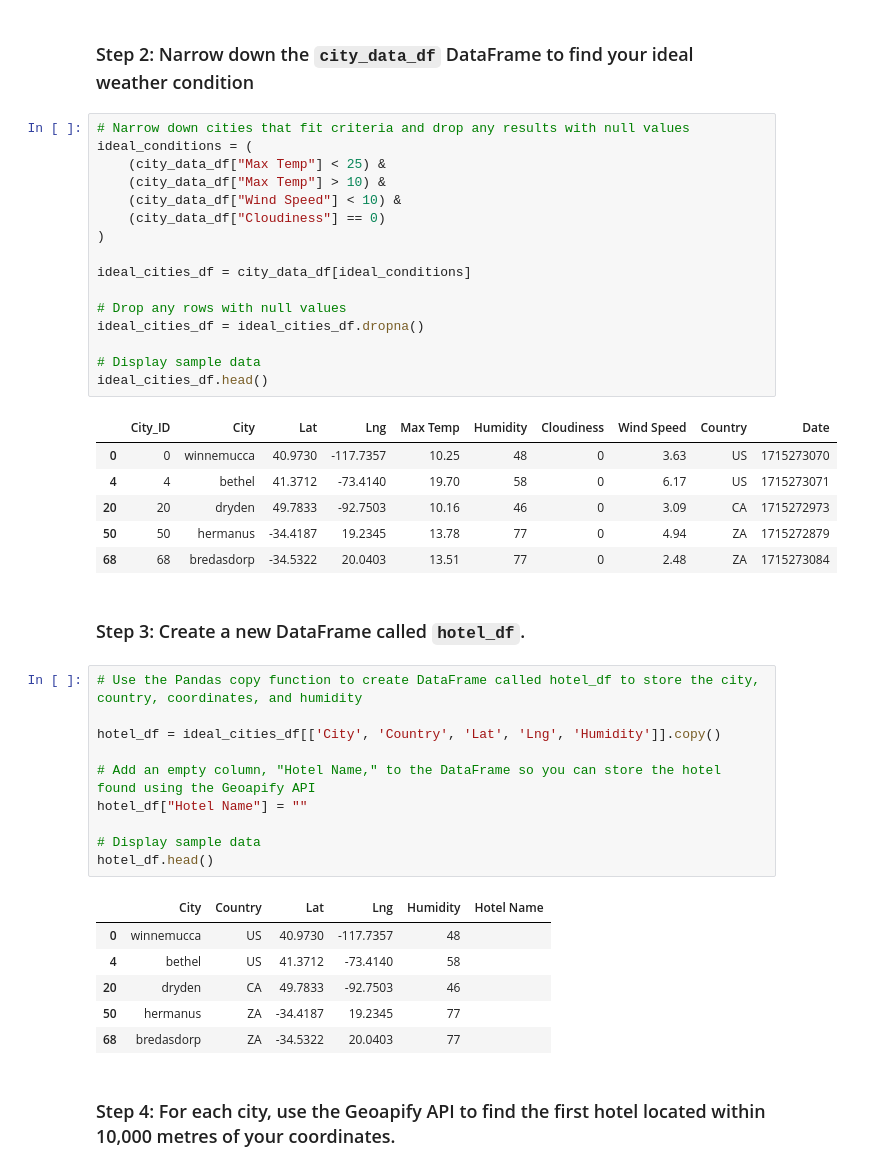
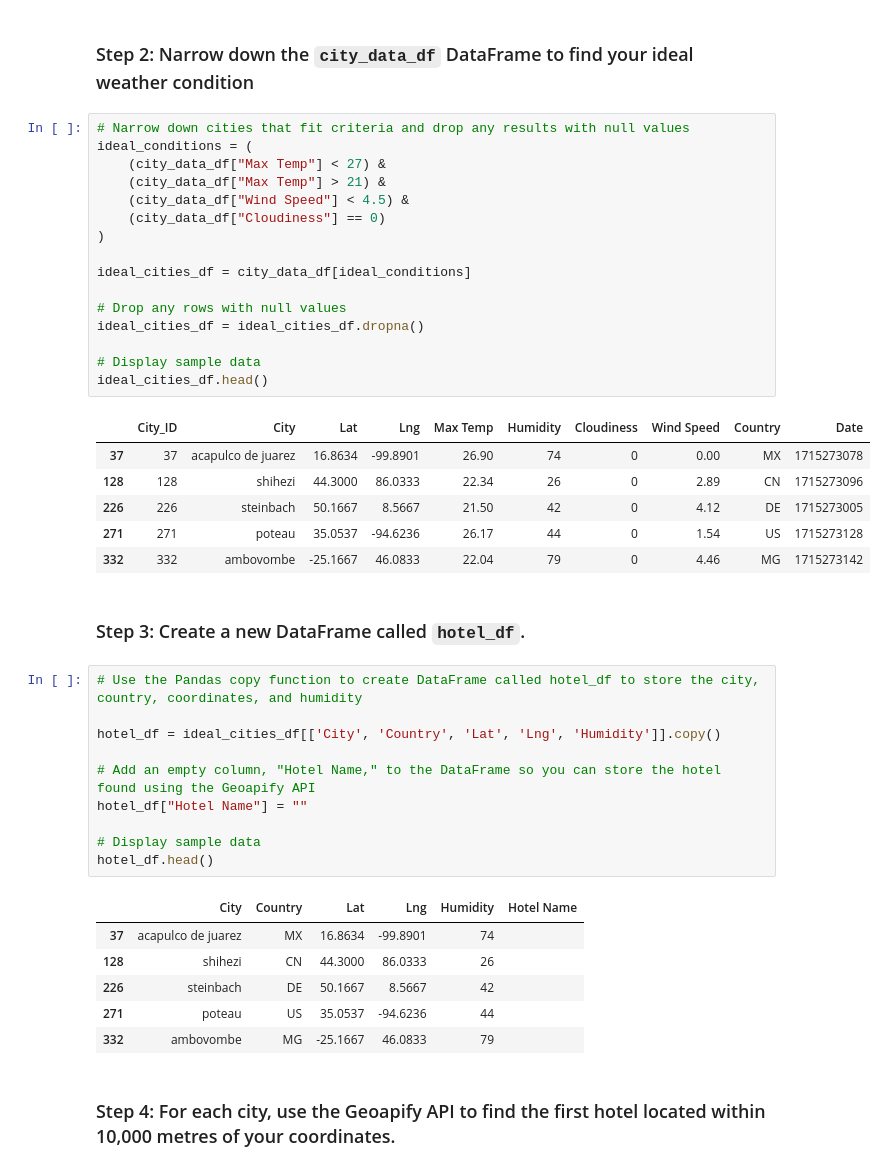
Before and after one commit to YesmelinP/python-api-challenge, a Jupyter notebook: WeatherPy/VacationPy.ipynb, the cells around one changed output. Saved outputs shown, nothing was run; the diff lists cells and outputs as text.

```diff
--- a/WeatherPy/VacationPy.ipynb
+++ b/WeatherPy/VacationPy.ipynb
@@ -56,26 +52,26 @@ map_plot_1
 # %%
 # Narrow down cities that fit criteria and drop any results with null values
 ideal_conditions = (
-    (city_data_df["Max Temp"] < 25) &
-    (city_data_df["Max Temp"] > 10) &
-    (city_data_df["Wind Speed"] < 10) &
+    (city_data_df["Max Temp"] < 27) &
+    (city_data_df["Max Temp"] > 21) &
+    (city_data_df["Wind Speed"] < 4.5) &
     (city_data_df["Cloudiness"] == 0)
 )
 
 ideal_cities_df = city_data_df[ideal_conditions]
 
 # Drop any rows with null values
 ideal_cities_df = ideal_cities_df.dropna()
 
 # Display sample data
 ideal_cities_df.head()
 # %% [output]
 |  | City_ID | City | Lat | Lng | Max Temp | Humidity | Cloudiness | Wind Speed | Country | Date |
-| 0 | 0 | winnemucca | 40.9730 | -117.7357 | 10.25 | 48 | 0 | 3.63 | US | 1715273070 |
-| 4 | 4 | bethel | 41.3712 | -73.4140 | 19.70 | 58 | 0 | 6.17 | US | 1715273071 |
-| 20 | 20 | dryden | 49.7833 | -92.7503 | 10.16 | 46 | 0 | 3.09 | CA | 1715272973 |
-| 50 | 50 | hermanus | -34.4187 | 19.2345 | 13.78 | 77 | 0 | 4.94 | ZA | 1715272879 |
-| 68 | 68 | bredasdorp | -34.5322 | 20.0403 | 13.51 | 77 | 0 | 2.48 | ZA | 1715273084 |
+| 37 | 37 | acapulco de juarez | 16.8634 | -99.8901 | 26.90 | 74 | 0 | 0.00 | MX | 1715273078 |
+| 128 | 128 | shihezi | 44.3000 | 86.0333 | 22.34 | 26 | 0 | 2.89 | CN | 1715273096 |
+| 226 | 226 | steinbach | 50.1667 | 8.5667 | 21.50 | 42 | 0 | 4.12 | DE | 1715273005 |
+| 271 | 271 | poteau | 35.0537 | -94.6236 | 26.17 | 44 | 0 | 1.54 | US | 1715273128 |
+| 332 | 332 | ambovombe | -25.1667 | 46.0833 | 22.04 | 79 | 0 | 4.46 | MG | 1715273142 |
 # %% [markdown]
 ### Step 3: Create a new DataFrame called `hotel_df`.
 # %%
@@ -90,11 +86,11 @@ hotel_df["Hotel Name"] = ""
 hotel_df.head()
 # %% [output]
 |  | City | Country | Lat | Lng | Humidity | Hotel Name |
-| 0 | winnemucca | US | 40.9730 | -117.7357 | 48 |  |
-| 4 | bethel | US | 41.3712 | -73.4140 | 58 |  |
-| 20 | dryden | CA | 49.7833 | -92.7503 | 46 |  |
-| 50 | hermanus | ZA | -34.4187 | 19.2345 | 77 |  |
-| 68 | bredasdorp | ZA | -34.5322 | 20.0403 | 77 |  |
+| 37 | acapulco de juarez | MX | 16.8634 | -99.8901 | 74 |  |
+| 128 | shihezi | CN | 44.3000 | 86.0333 | 26 |  |
+| 226 | steinbach | DE | 50.1667 | 8.5667 | 42 |  |
+| 271 | poteau | US | 35.0537 | -94.6236 | 44 |  |
+| 332 | ambovombe | MG | -25.1667 | 46.0833 | 79 |  |
 # %% [markdown]
 ### Step 4: For each city, use the Geoapify API to find the first hotel located within 10,000 metres of your coordinates.
 # %%
```
Also changed, not shown: parts of 2 cells of this notebook.
